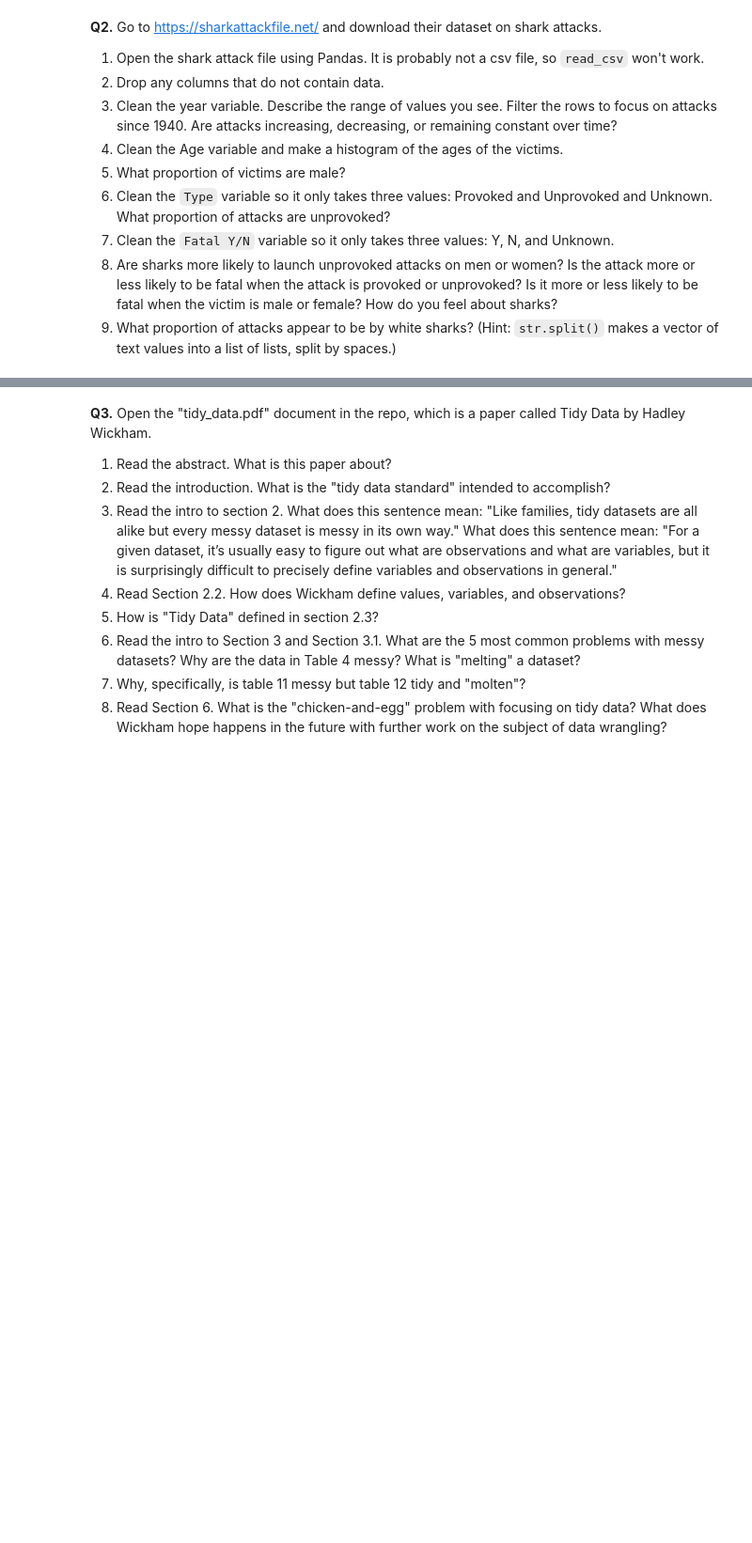
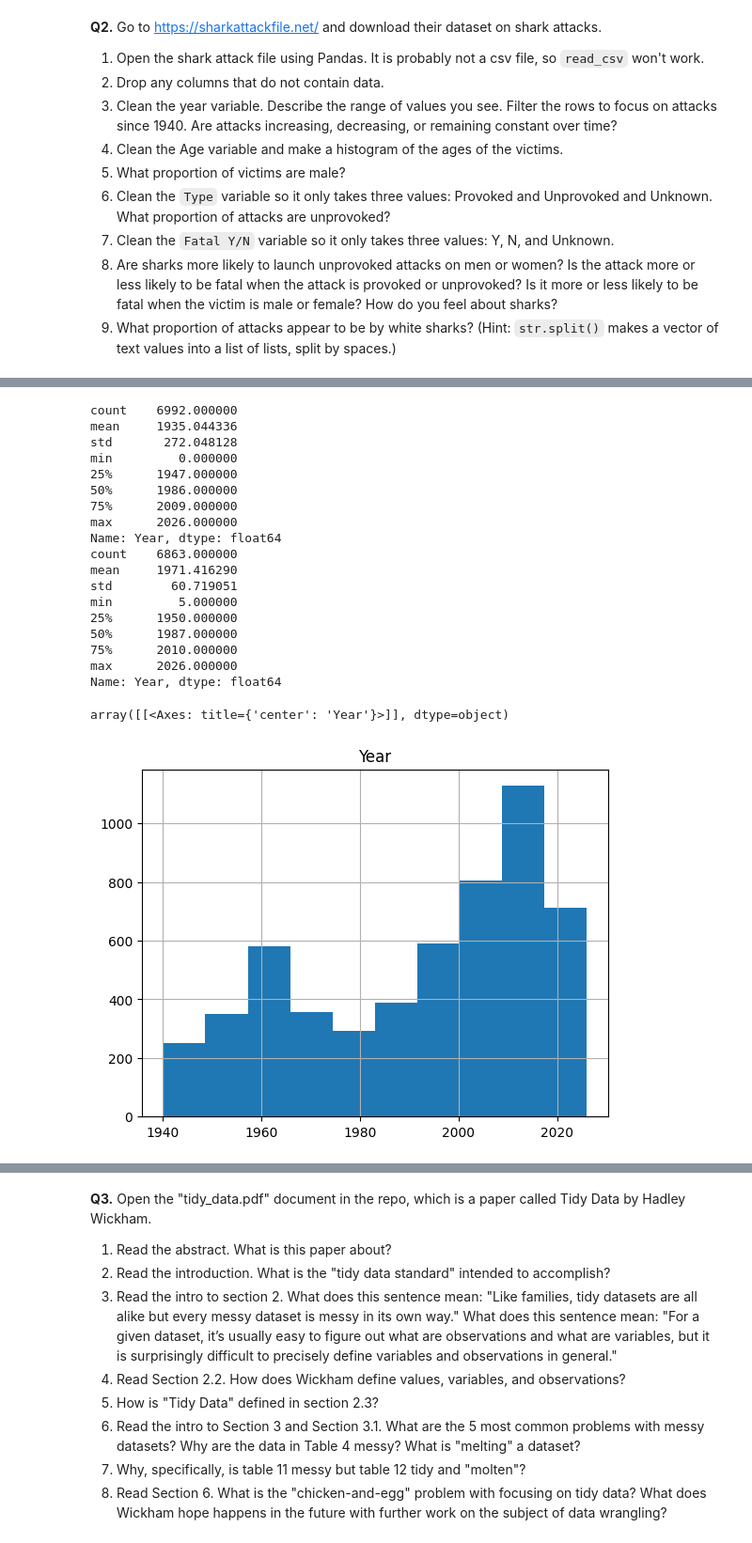
Before and after one commit to hasitanalluri/wrangling, a Jupyter notebook: assignment/assignment.ipynb, the cells around one changed output, grey strips where cells are left out. Shown at 94% size. Drawn from its saved outputs; the diff is of its cells as text; code cells hidden in the pictures; blank space fills up the shorter version.

```diff
--- a/assignment/assignment.ipynb
+++ b/assignment/assignment.ipynb
@@ -91,3 +126,17 @@ dtype: float64
 7. Clean the `Fatal Y/N` variable so it only takes three values: Y, N, and Unknown.
 8. Are sharks more likely to launch unprovoked attacks on men or women? Is the attack more or less likely to be fatal when the attack is provoked or unprovoked? Is it more or less likely to be fatal when the victim is male or female? How do you feel about sharks?
 9. What proportion of attacks appear to be by white sharks? (Hint: `str.split()` makes a vector of text values into a list of lists, split by spaces.)
+# %%
+# 1
+import numpy as np # Import the numpy package into your workspace
+import matplotlib.pyplot as plt # Import matplotlib into your workspace
+import pandas as pd  # Import the pandas package into your workspace
+df = pd.read_excel("/content/sharkattack.xls")
+
+# 2
+print(df.head()) # See which columns do not contan data
+print(df.columns)
+columnsToDrop = ['pdf', 'href formula', 'href', 'Case Number', 'Case Number.1', 'original order', 'Unnamed: 21', 'Unnamed: 22']
+df = df.drop(columns=columnsToDrop)
+print(df.head())
+print(df.shape)
@@ -93,0 +161,34 @@ dtype: float64
+# %%
+# 3
+print(df["Year"].describe())
+# The year values range from 0 to 2026. If the year is 0, this means the data is missing since a year can't be 0.
+
+df['Year'] = df['Year'].replace({0: np.nan})
+print(df["Year"].describe()) # The 0 year values were replaced. The year values do not start at 0.
+
+# Filter the rows to focus on attacks since 1940. Are attacks increasing, decreasing, or remaining constant over time?
+df_since1940 = df[df["Year"] >= 1940]
+df_since1940["Year"].describe()
+df_since1940.hist()
+# Attachs are increasing over time.
+# %% [output]
+count    6992.000000
+mean     1935.044336
+std       272.048128
+min         0.000000
+25%      1947.000000
+50%      1986.000000
+75%      2009.000000
+max      2026.000000
+Name: Year, dtype: float64
+count    6863.000000
+mean     1971.416290
+std        60.719051
+min         5.000000
+25%      1950.000000
+50%      1987.000000
+75%      2010.000000
+max      2026.000000
+Name: Year, dtype: float64
+array([[<Axes: title={'center': 'Year'}>]], dtype=object)
+[figure, added]
```
Also changed, not shown: parts of 10 cells of this notebook.
